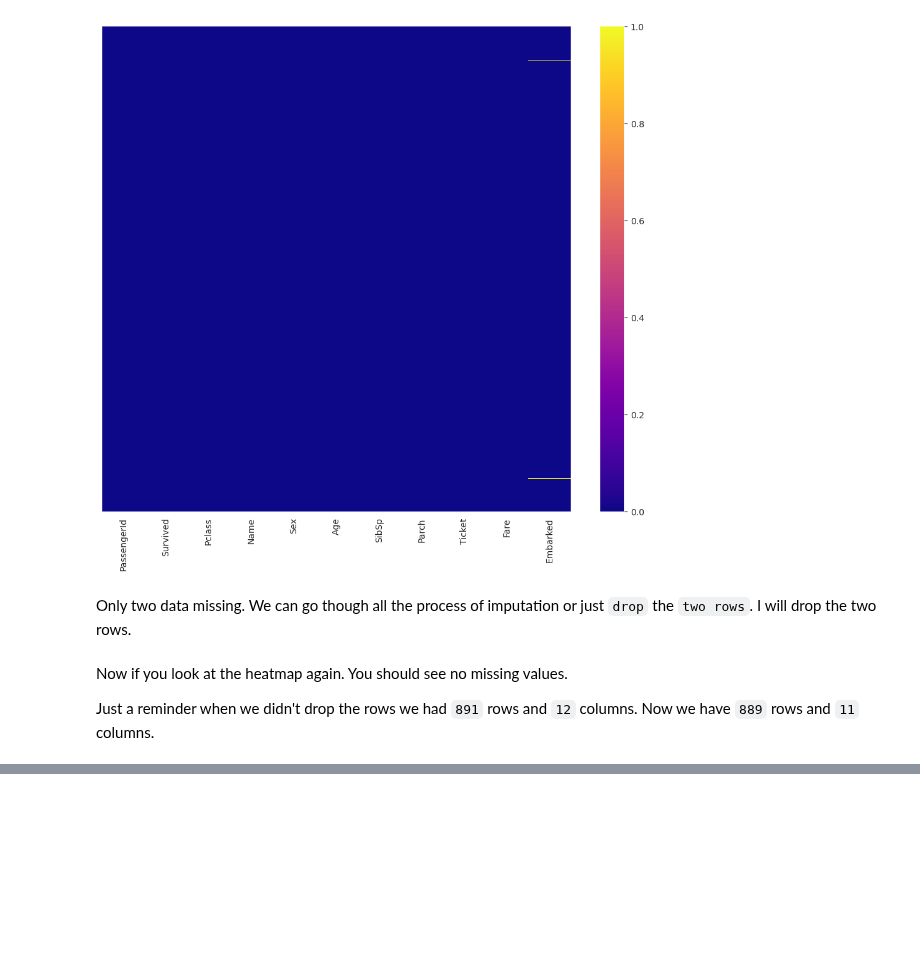
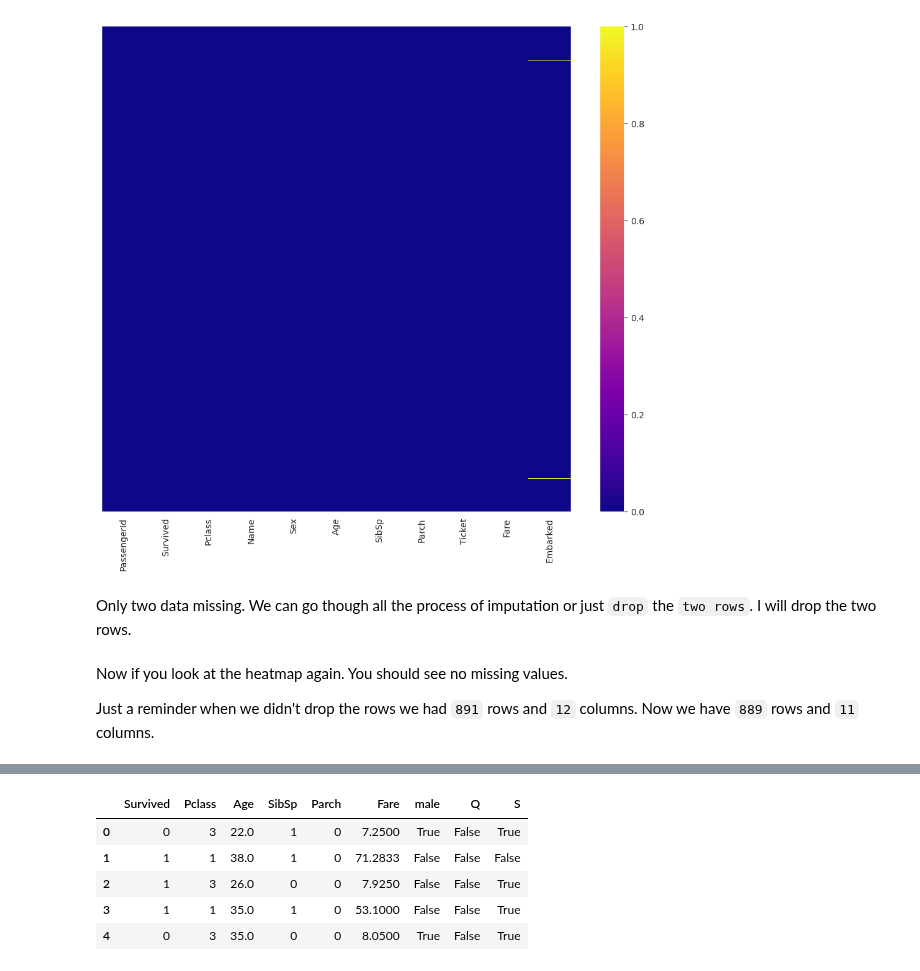
Before and after one commit to RishatTalukder/learning_machine_learning, a Jupyter notebook: logistic_regression/Logistic_regression.ipynb, the cells around one changed output, grey strips where cells are left out. Cells and saved outputs as stored; diff of their text form; code cells hidden in the pictures; blank space fills up the shorter version.

```diff
--- a/logistic_regression/Logistic_regression.ipynb
+++ b/logistic_regression/Logistic_regression.ipynb
@@ -683,0 +832,3 @@ memory usage: 83.3+ KB
+# %%
+sex = pd.get_dummies(train["Sex"], drop_first=True)# drop_first=True to drop the first column
+sex
@@ -683,0 +853,3 @@ memory usage: 83.3+ KB
+# %%
+embark = pd.get_dummies(train["Embarked"], drop_first=True)
+embark
@@ -683,0 +872,3 @@ memory usage: 83.3+ KB
+# %%
+train = pd.concat([train, sex, embark], axis=1)  # concat() to concatenate the data and axis=1 to concatenate the data vertically
+train.head()
@@ -683,0 +888,12 @@ memory usage: 83.3+ KB
+# %%
+train.drop(
+    ['PassengerId', "Sex", "Embarked", "Name", "Ticket"], axis=1, inplace=True
+)  # drop() to drop the columns, axis=1 to drop the columns, inplace=True to make the changes permanent
+train.head()
+# %% [output]
+|  | Survived | Pclass | Age | SibSp | Parch | Fare | male | Q | S |
+| 0 | 0 | 3 | 22.0 | 1 | 0 | 7.2500 | True | False | True |
+| 1 | 1 | 1 | 38.0 | 1 | 0 | 71.2833 | False | False | False |
+| 2 | 1 | 3 | 26.0 | 0 | 0 | 7.9250 | False | False | True |
+| 3 | 1 | 1 | 35.0 | 1 | 0 | 53.1000 | False | False | True |
+| 4 | 0 | 3 | 35.0 | 0 | 0 | 8.0500 | True | False | True |
```
Also changed, not shown: parts of 56 cells of this notebook.
